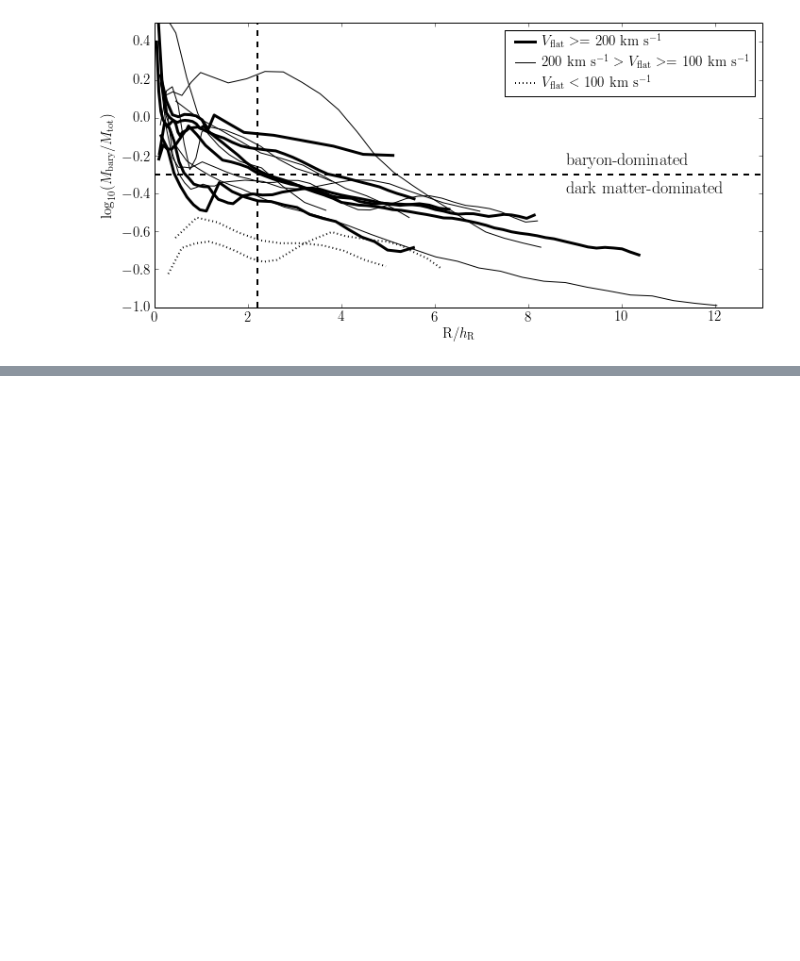
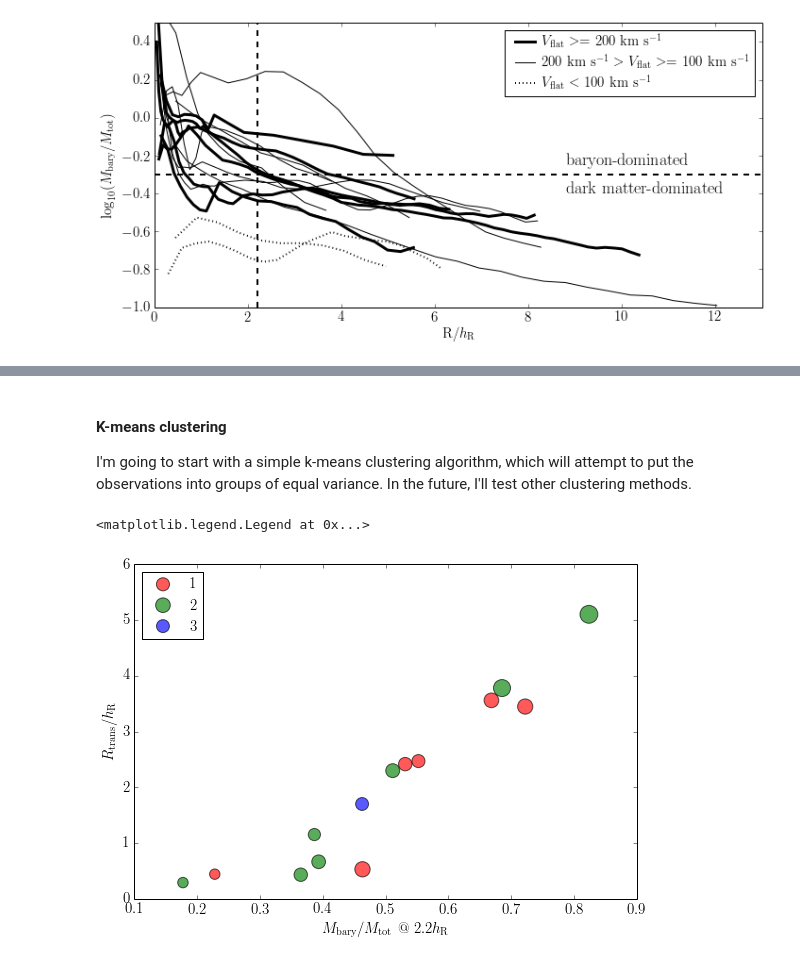
Before and after one commit to erichards/DissertationResearch, a Jupyter notebook: galaxiesEDA.ipynb, the cells around one changed output, grey strips where cells are left out. Saved outputs shown, nothing was run; the diff lists cells and outputs as text; code cells hidden in the pictures; blank space fills up the shorter version.

```diff
--- a/galaxiesEDA.ipynb
+++ b/galaxiesEDA.ipynb
@@ -555,0 +405,7 @@ plt.ylabel('IBU (bitterness)')
+# %%
+clustCols = ['Mstar','Mgas','Mbary','BR025','EW','SFR','hkpc','d25kpc','dhikpc','C_28','BRgradkpc','logEWgradkpc']
+clustdf = pd.DataFrame(unumpy.nominal_values(df_short[clustCols]), columns=clustCols, index=df_short.index)
+# %%
+# Put everything into log-space (B-R, EW, C28, BRgrad & EWgrad are already there)
+logCols = ['Mstar','Mgas','Mbary','SFR','hkpc','d25kpc','dhikpc']
+clustdf[logCols] = clustdf[logCols].apply(lambda x: np.log10(x))
@@ -555,0 +441,30 @@ plt.ylabel('IBU (bitterness)')
+# %% [markdown]
+#### K-means clustering
+
+I'm going to start with a simple k-means clustering algorithm, which will attempt to put the observations into groups of equal variance. In the future, I'll test other clustering methods.
+# %%
+from sklearn.cluster import KMeans
+
+# Initialize the model with 2 parameters -- number of clusters and random state.
+kmeans_model = KMeans(n_clusters=3, random_state=1)
+# Fit the model
+kmeans_model.fit(clustdf)
+# Get the cluster assignments
+kmeans_labels = kmeans_model.labels_
+# %%
+df_short['kmeans_label'] = kmeans_labels+1
+# %%
+labels = np.arange(1,4)
+colors = ['r','g','b']
+
+plt.figure(figsize=(9, 6))
+for i,group in enumerate(labels):
+    gal_in_group = np.where(df_short['kmeans_label'] == group)
+    plt.scatter(rcd['MbaryMtot2h'].ix[gal_in_group],rcd['Rth'].ix[gal_in_group],
+                s=rcd['MbaryMtotR25'].ix[gal_in_group]*500.,c=colors[i],alpha=0.65,label=group)
+plt.xlabel('$M_\mathrm{bary}$/$M_\mathrm{tot}$ $@$ 2.2$h_\mathrm{R}$')
+plt.ylabel('$R_\mathrm{trans}$/$h_\mathrm{R}$')
+plt.legend(scatterpoints = 1, loc='upper left')
+# %% [output]
+<matplotlib.legend.Legend at 0x...>
+[figure, added]
```
Also changed, not shown: parts of 53 cells of this notebook.
